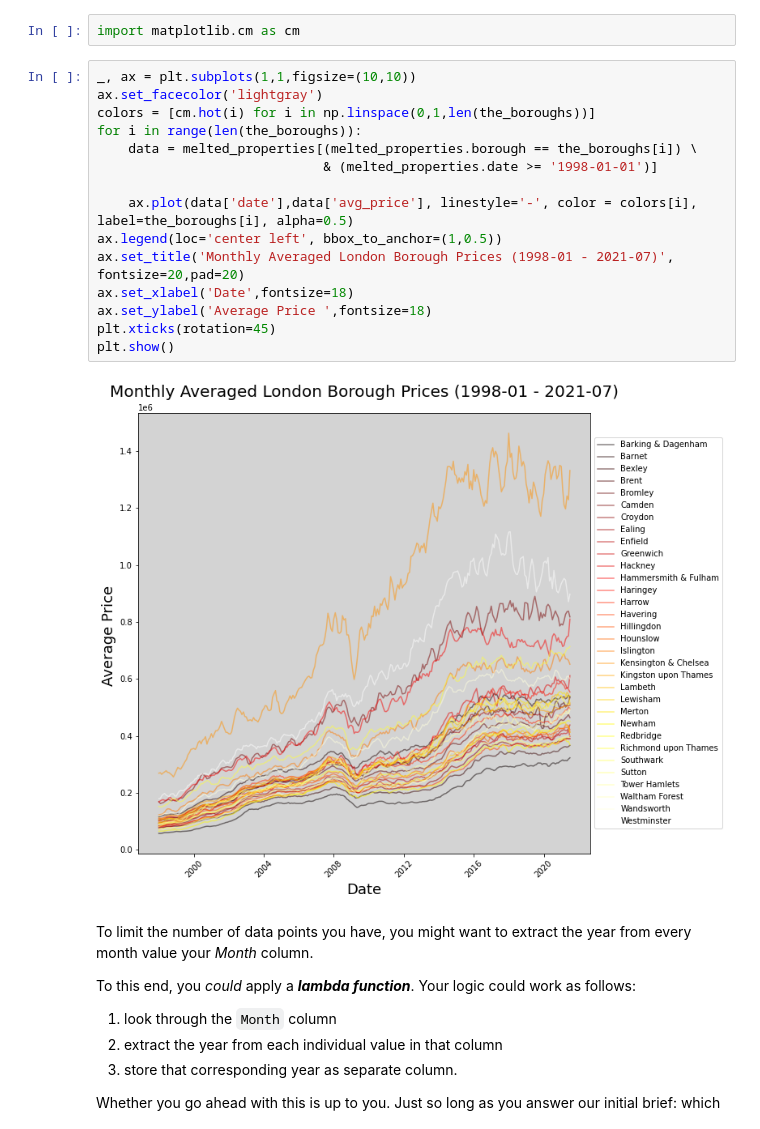
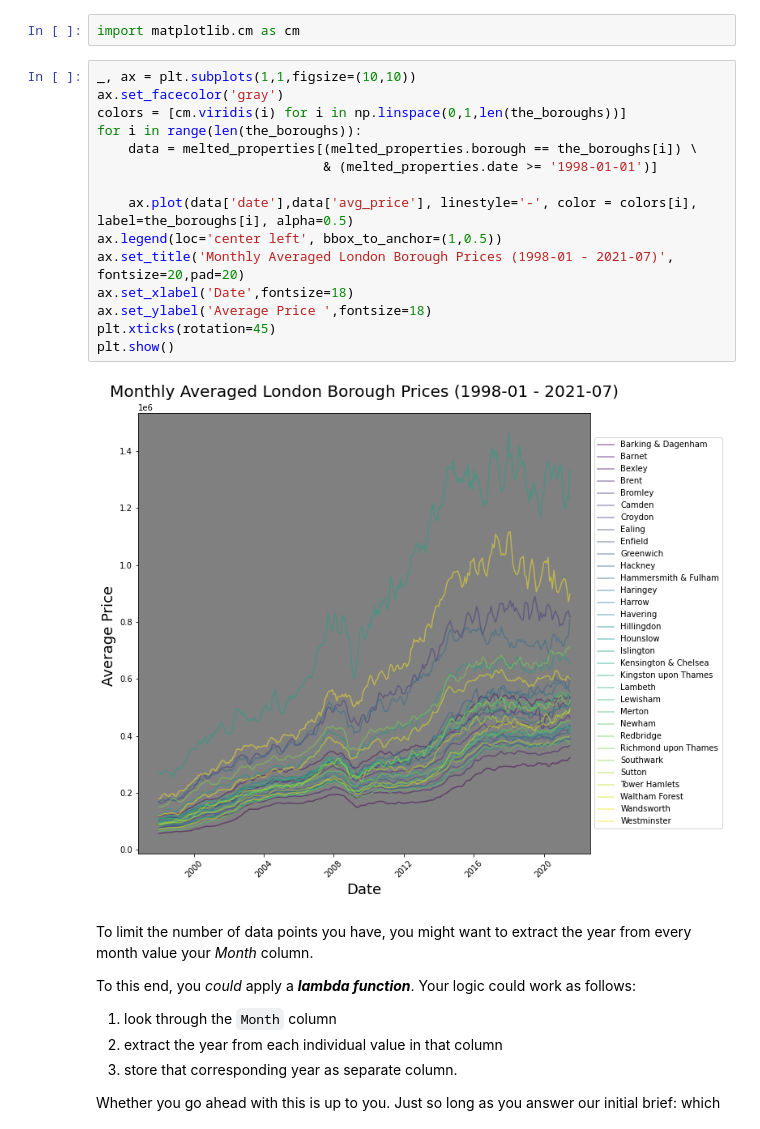
Before and after one commit to thimmis/london_housing, a Jupyter notebook: 1581459544_Unit_4_Challenge_-_Tier_3.ipynb/Unit 4 Challenge - Tier 3.ipynb, the cells around one changed output. Saved outputs shown, nothing was run; the diff lists cells and outputs as text.

Commit message:
Added Figures and Analysis

```diff
--- a/1581459544_Unit_4_Challenge_-_Tier_3.ipynb/Unit 4 Challenge - Tier 3.ipynb
+++ b/1581459544_Unit_4_Challenge_-_Tier_3.ipynb/Unit 4 Challenge - Tier 3.ipynb
@@ -268,21 +268,21 @@ To visualize the data, why not subset on a particular London Borough? Maybe do a
 import matplotlib.cm as cm
 # %%
 _, ax = plt.subplots(1,1,figsize=(10,10))
-ax.set_facecolor('lightgray')
-colors = [cm.hot(i) for i in np.linspace(0,1,len(the_boroughs))]
+ax.set_facecolor('gray')
+colors = [cm.viridis(i) for i in np.linspace(0,1,len(the_boroughs))]
 for i in range(len(the_boroughs)):
     data = melted_properties[(melted_properties.borough == the_boroughs[i]) \
                              & (melted_properties.date >= '1998-01-01')]
 
     ax.plot(data['date'],data['avg_price'], linestyle='-', color = colors[i], label=the_boroughs[i], alpha=0.5)
 ax.legend(loc='center left', bbox_to_anchor=(1,0.5))
 ax.set_title('Monthly Averaged London Borough Prices (1998-01 - 2021-07)', fontsize=20,pad=20)
 ax.set_xlabel('Date',fontsize=18)
 ax.set_ylabel('Average Price ',fontsize=18)
 plt.xticks(rotation=45)
 plt.show()
 # %% [output]
-[figure, old version]
+[figure, new version]
 # %% [markdown]
 To limit the number of data points you have, you might want to extract the year from every month value your *Month* column.
 
```
Also changed, not shown: parts of 8 cells of this notebook.
